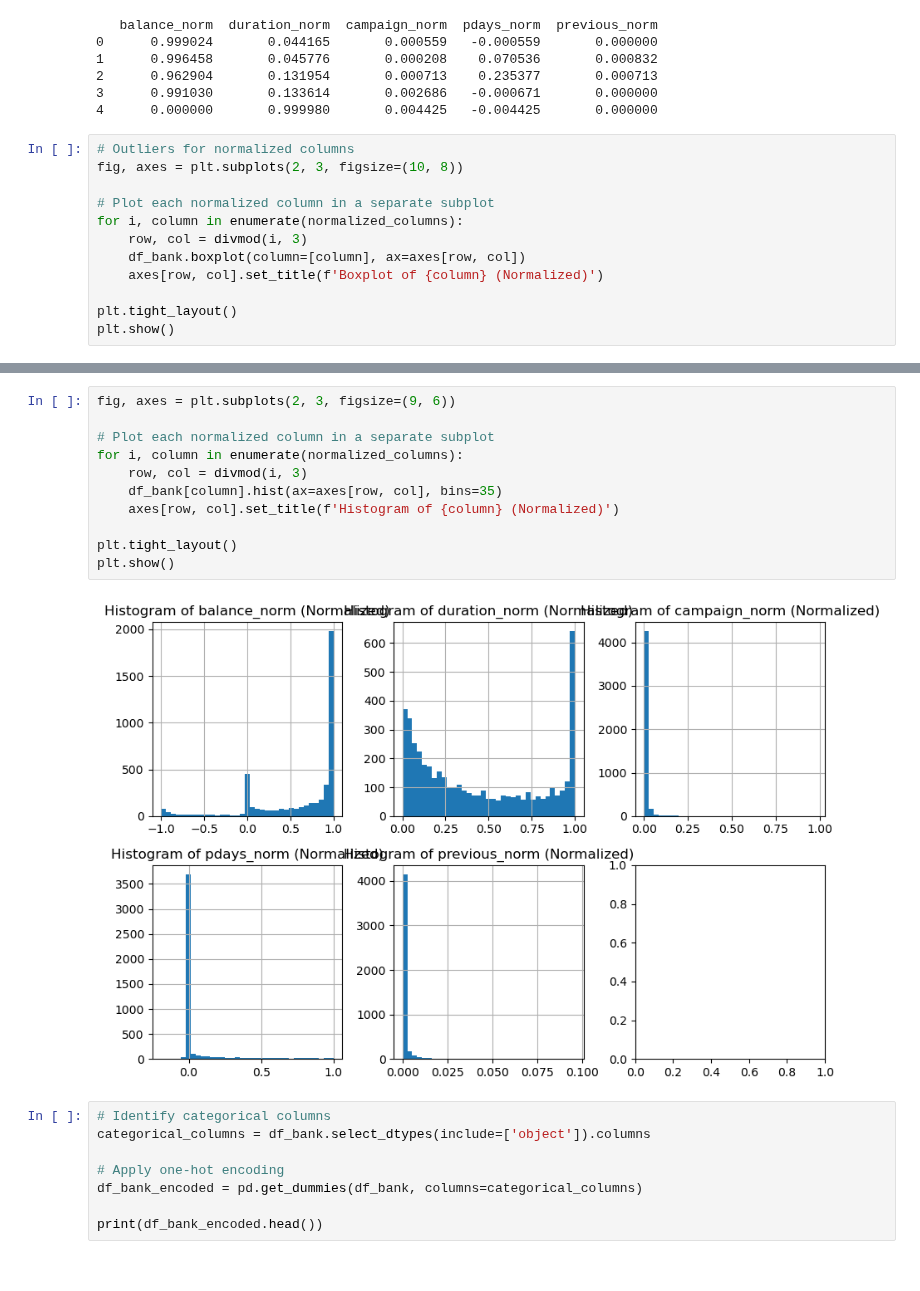
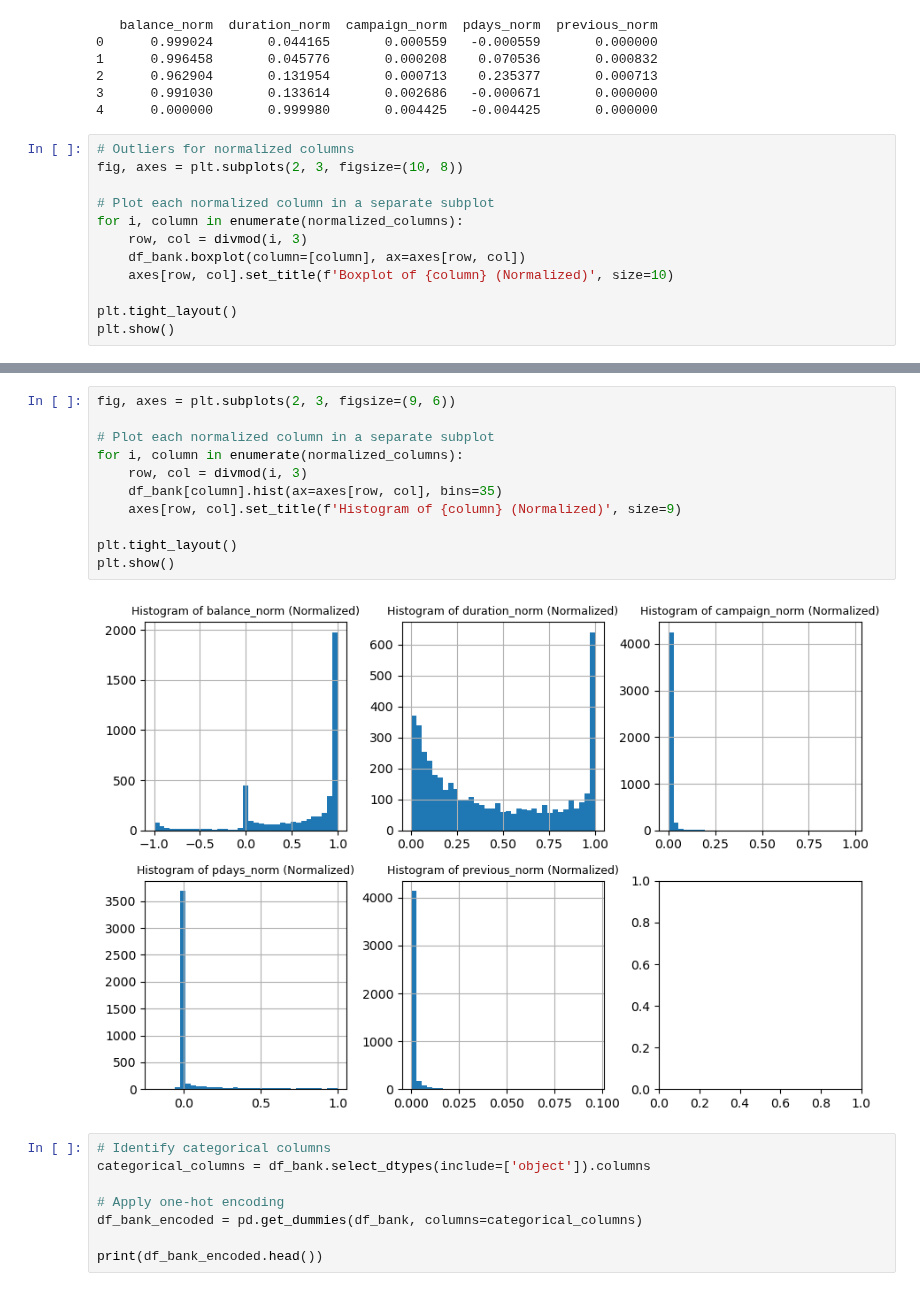
Before and after one commit to DSBE-Semester-A/DataMining, a Jupyter notebook: Assignment2/Assignment_2.ipynb, the cells around one changed output, grey strips where cells are left out. Saved outputs shown, nothing was run; the diff lists cells and outputs as text.

```diff
--- a/Assignment2/Assignment_2.ipynb
+++ b/Assignment2/Assignment_2.ipynb
@@ -174,7 +176,7 @@ fig, axes = plt.subplots(2, 3, figsize=(10, 8))
 for i, column in enumerate(normalized_columns):
     row, col = divmod(i, 3)
     df_bank.boxplot(column=[column], ax=axes[row, col])
-    axes[row, col].set_title(f'Boxplot of {column} (Normalized)')
+    axes[row, col].set_title(f'Boxplot of {column} (Normalized)', size=10)
 
 plt.tight_layout()
 plt.show()
@@ -183,16 +185,16 @@ plt.show()
 # %%
 fig, axes = plt.subplots(2, 3, figsize=(9, 6))
 
 # Plot each normalized column in a separate subplot
 for i, column in enumerate(normalized_columns):
     row, col = divmod(i, 3)
     df_bank[column].hist(ax=axes[row, col], bins=35)
-    axes[row, col].set_title(f'Histogram of {column} (Normalized)')
+    axes[row, col].set_title(f'Histogram of {column} (Normalized)', size=9)
 
 plt.tight_layout()
 plt.show()
 # %% [output]
-[figure, old version]
+[figure, new version]
 # %%
 # Identify categorical columns
 categorical_columns = df_bank.select_dtypes(include=['object']).columns
```
Also changed, not shown: parts of 7 cells of this notebook, 2 other files.
